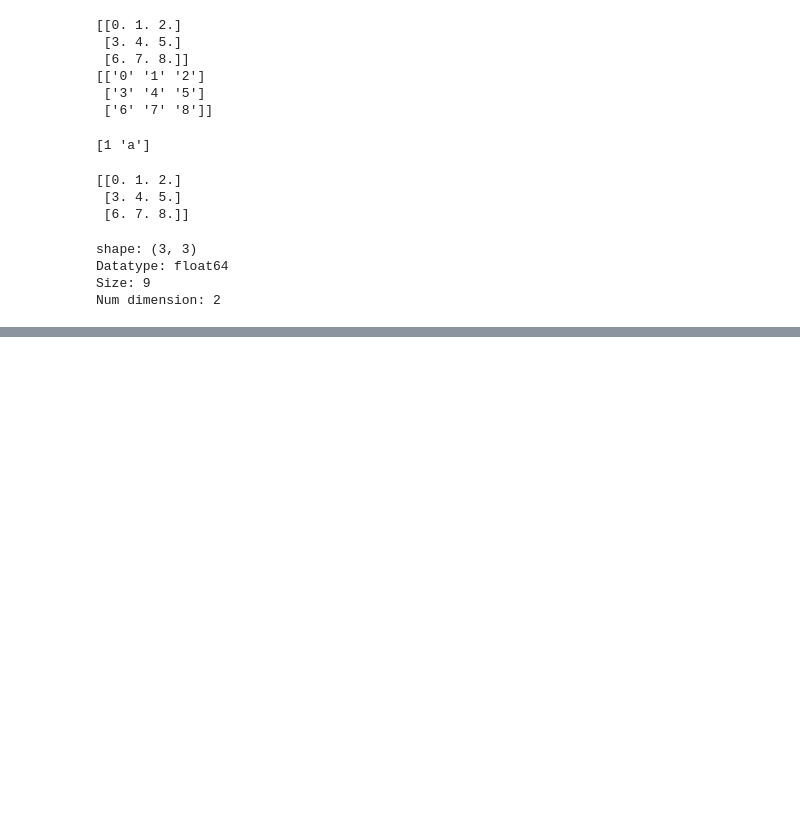
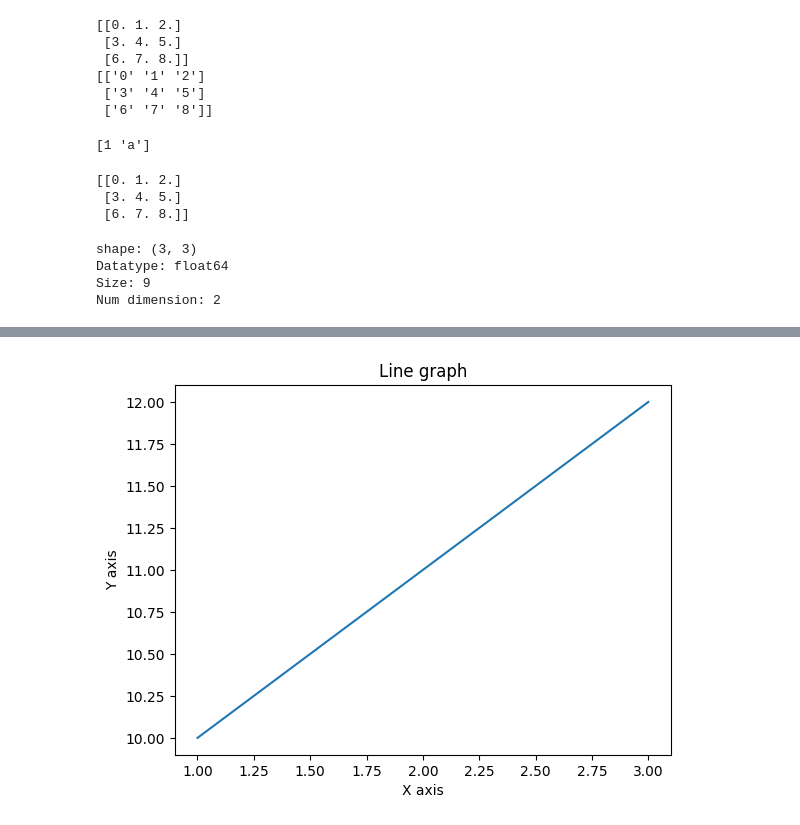
Before and after one commit to Chinu2522/2101206032, a Jupyter notebook: python.ipynb, the cells around one changed output, grey strips where cells are left out. Saved outputs shown, nothing was run; the diff lists cells and outputs as text; code cells hidden in the pictures; blank space fills up the shorter version.

```diff
--- a/python.ipynb
+++ b/python.ipynb
@@ -89,0 +98,11 @@ Num dimension: 2
+# %%
+from matplotlib import pyplot as plt
+x=[1,2,3]
+y=[10,11,12]
+plt.plot(x,y)
+plt.title('Line graph')
+plt.ylabel('Y axis')
+plt.xlabel('X axis')
+plt.show()
+# %% [output]
+[figure, added]
```
Also changed, not shown: parts of 2 cells of this notebook.
